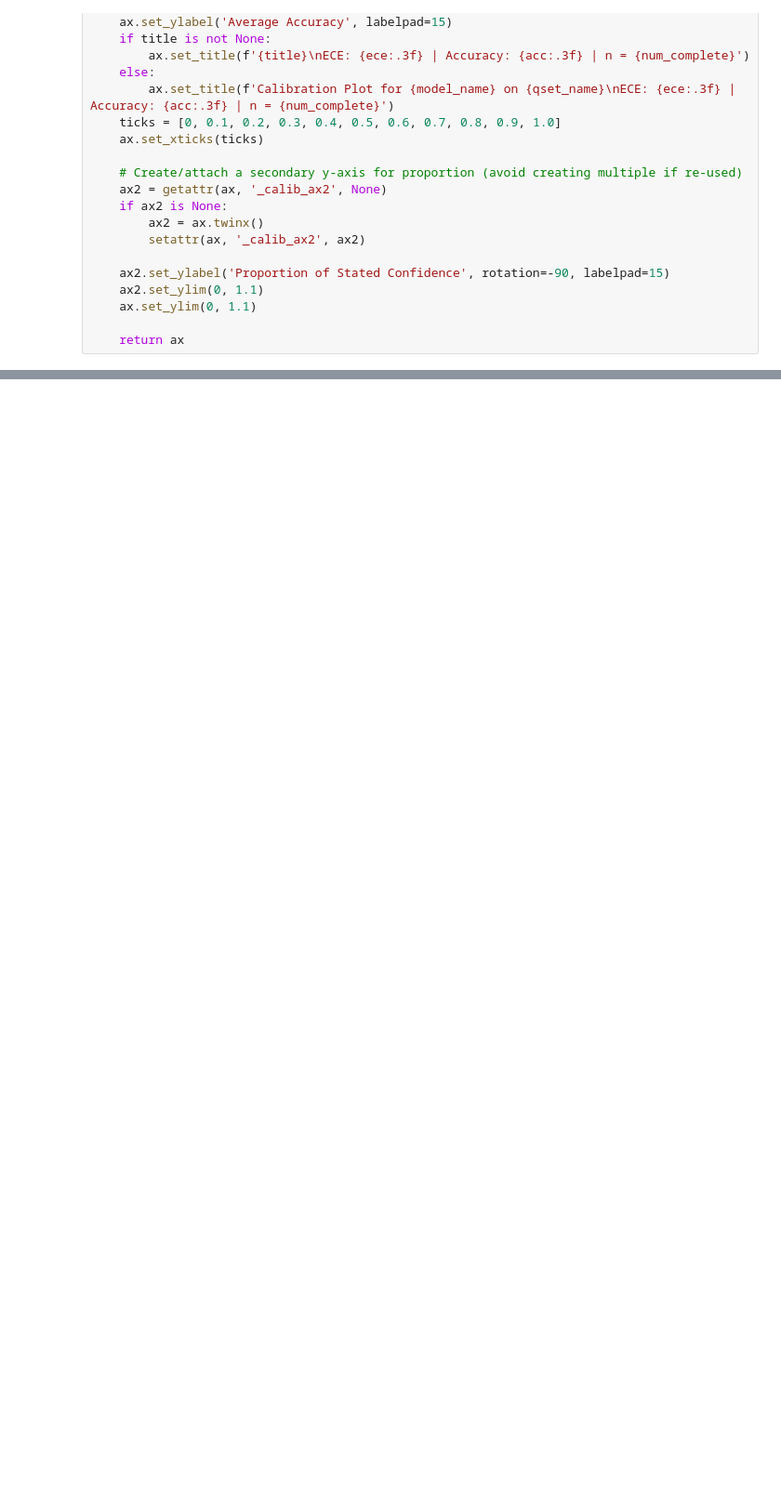
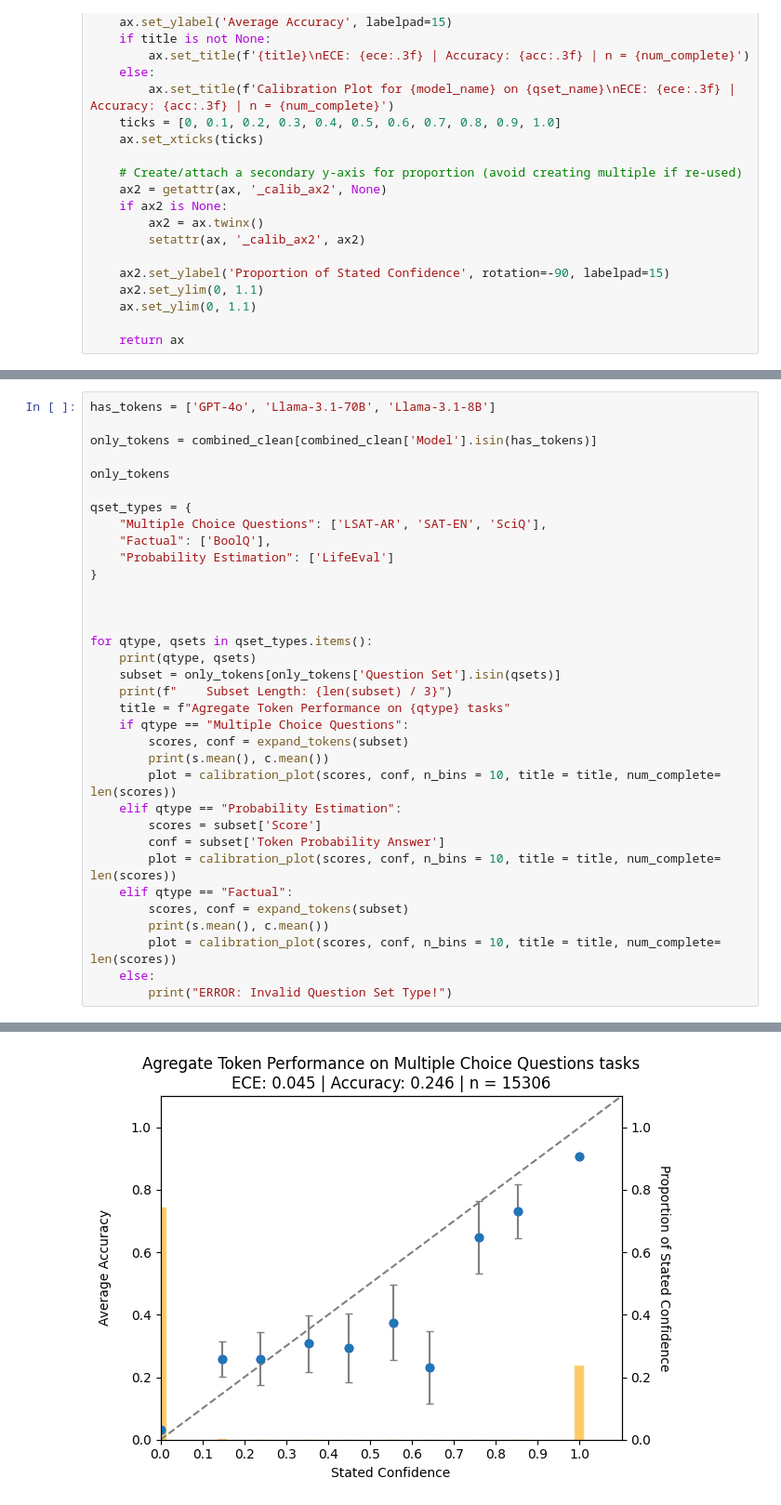
Before and after one commit to NoamMichael/Comparing-Confidence-in-LLMs, a Jupyter notebook: analysis.ipynb, the cells around one changed output, grey strips where cells are left out. Shown at 93% size. Cells and saved outputs as stored; diff of their text form; blank space fills up the shorter version.

```diff
--- a/analysis.ipynb
+++ b/analysis.ipynb
@@ -2006,0 +1964,35 @@ Probability Estimation ['LifeEval']
+# %%
+has_tokens = ['GPT-4o', 'Llama-3.1-70B', 'Llama-3.1-8B']
+
+only_tokens = combined_clean[combined_clean['Model'].isin(has_tokens)]
+
+only_tokens
+
+qset_types = {
+    "Multiple Choice Questions": ['LSAT-AR', 'SAT-EN', 'SciQ'],
+    "Factual": ['BoolQ'],
+    "Probability Estimation": ['LifeEval']
+}
+
+
+
+for qtype, qsets in qset_types.items():
+    print(qtype, qsets)
+    subset = only_tokens[only_tokens['Question Set'].isin(qsets)]
+    print(f"    Subset Length: {len(subset) / 3}")
+    title = f"Agregate Token Performance on {qtype} tasks"
+    if qtype == "Multiple Choice Questions":
+        scores, conf = expand_tokens(subset)
+        print(s.mean(), c.mean())
+        plot = calibration_plot(scores, conf, n_bins = 10, title = title, num_complete= len(scores))
+    elif qtype == "Probability Estimation":
+        scores = subset['Score']
+        conf = subset['Token Probability Answer']
+        plot = calibration_plot(scores, conf, n_bins = 10, title = title, num_complete= len(scores))
+    elif qtype == "Factual":
+        scores, conf = expand_tokens(subset)
+        print(s.mean(), c.mean())
+        plot = calibration_plot(scores, conf, n_bins = 10, title = title, num_complete= len(scores))
+    else:
+        print("ERROR: Invalid Question Set Type!")
+# %% [output]
@@ -2006,0 +2007 @@ Probability Estimation ['LifeEval']
+[figure, added]
```
Also changed, not shown: parts of 10 cells of this notebook.
